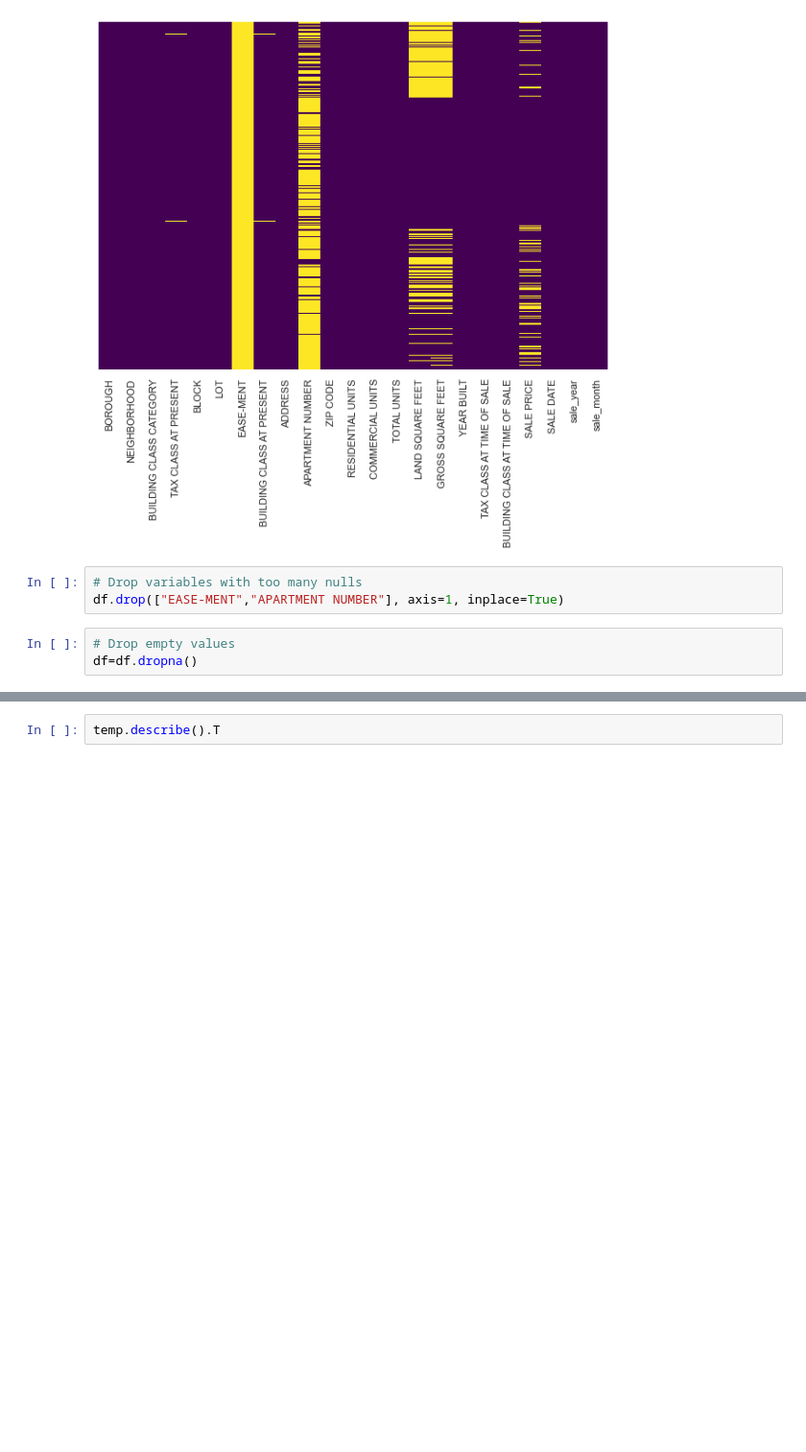
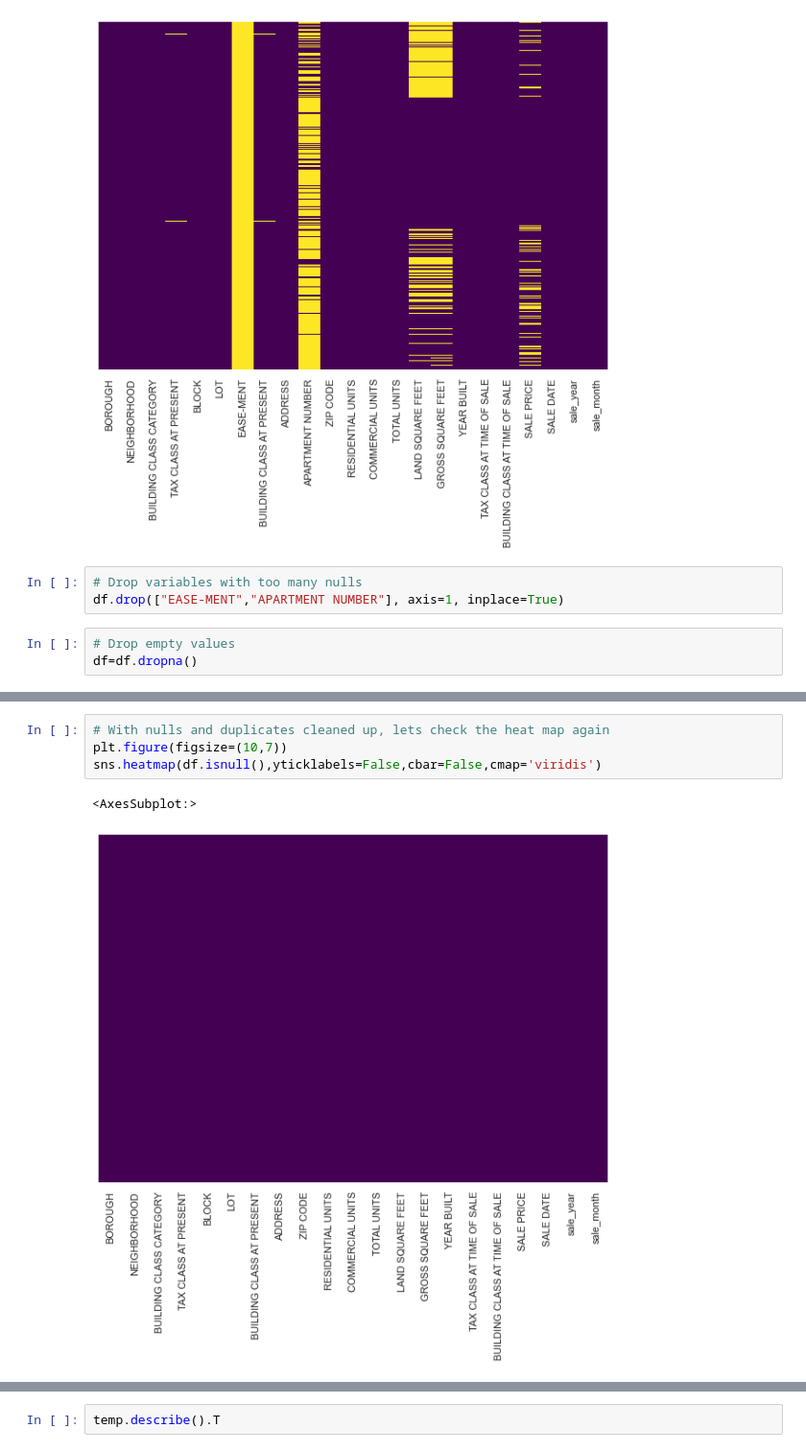
Before and after one commit to Jkamin0/ECN-5090, a Jupyter notebook: HW/HW-2 EDA for NYC.ipynb, the cells around one changed output, grey strips where cells are left out. Shown: that part at 96% size. Cells and saved outputs as stored; diff of their text form; blank space fills up the shorter version.

```diff
--- a/HW/HW-2 EDA for NYC.ipynb
+++ b/HW/HW-2 EDA for NYC.ipynb
@@ -193,0 +164,7 @@ See the caveats in the documentation: https://pandas.pydata.org/pandas-docs/stab
+# %%
+# With nulls and duplicates cleaned up, lets check the heat map again
+plt.figure(figsize=(10,7))
+sns.heatmap(df.isnull(),yticklabels=False,cbar=False,cmap='viridis')
+# %% [output]
+<AxesSubplot:>
+[figure, added]
```
Also changed, not shown: parts of 23 cells of this notebook.
